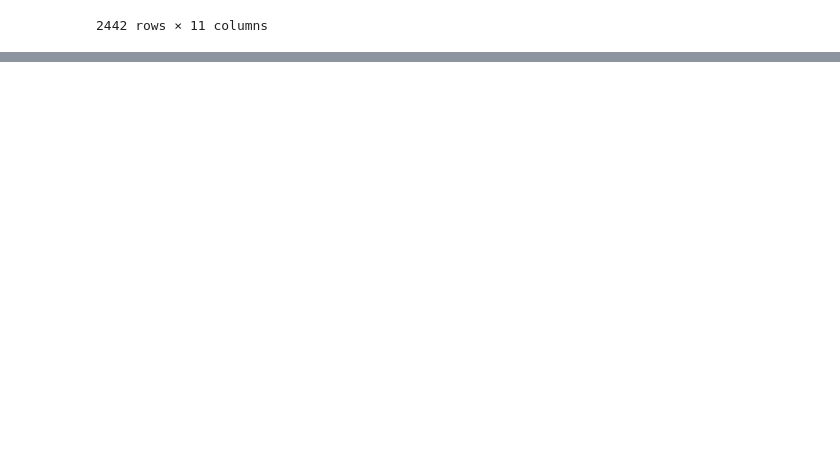
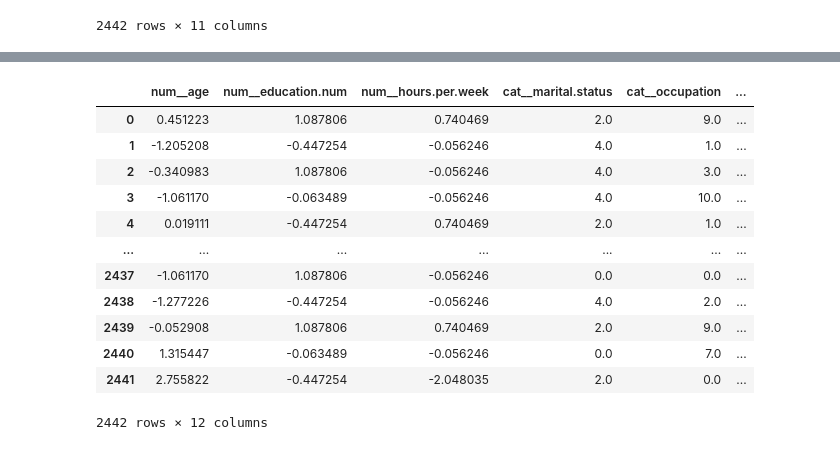
Before and after one commit to Molichik123/IIS_LR1, a Jupyter notebook: research/research.ipynb, the cells around one changed output, grey strips where cells are left out. Cells and saved outputs as stored; diff of their text form; code cells hidden in the pictures; blank space fills up the shorter version.

```diff
--- a/research/research.ipynb
+++ b/research/research.ipynb
@@ -343,0 +446,5 @@ AttributeError: module 'sympy' has no attribute 'add'
+# %%
+pipeline_afr = Pipeline(steps=[('preprocessor', preprocessor_afr),
+                               ('model', classifier)])
+
+pipeline_afr.fit(X_train, y_train)
@@ -343,0 +520,20 @@ AttributeError: module 'sympy' has no attribute 'add'
+# %%
+rfe_selector = RFE(estimator=classifier, n_features_to_select=12, step = 0.2) #drop 20% of features each iteration
+X_train_rfe = rfe_selector.fit_transform(X_train_afr,y_train)
+# %%
+X_train_afr_rfe = pd.DataFrame(X_train_rfe, columns=rfe_selector.get_feature_names_out())
+X_train_afr_rfe
+# %% [output]
+|  | num__age | num__education.num | num__hours.per.week | cat__marital.status | cat__occupation | ... |
+| 0 | 0.451223 | 1.087806 | 0.740469 | 2.0 | 9.0 | ... |
+| 1 | -1.205208 | -0.447254 | -0.056246 | 4.0 | 1.0 | ... |
+| 2 | -0.340983 | 1.087806 | -0.056246 | 4.0 | 3.0 | ... |
+| 3 | -1.061170 | -0.063489 | -0.056246 | 4.0 | 10.0 | ... |
+| 4 | 0.019111 | -0.447254 | 0.740469 | 2.0 | 1.0 | ... |
+| ... | ... | ... | ... | ... | ... | ... |
+| 2437 | -1.061170 | 1.087806 | -0.056246 | 0.0 | 0.0 | ... |
+| 2438 | -1.277226 | -0.447254 | -0.056246 | 4.0 | 2.0 | ... |
+| 2439 | -0.052908 | 1.087806 | 0.740469 | 2.0 | 9.0 | ... |
+| 2440 | 1.315447 | -0.063489 | -0.056246 | 0.0 | 7.0 | ... |
+| 2441 | 2.755822 | -0.447254 | -2.048035 | 2.0 | 0.0 | ... |
+2442 rows × 12 columns
```
Also changed, not shown: parts of 34 cells of this notebook, 3 other files.
